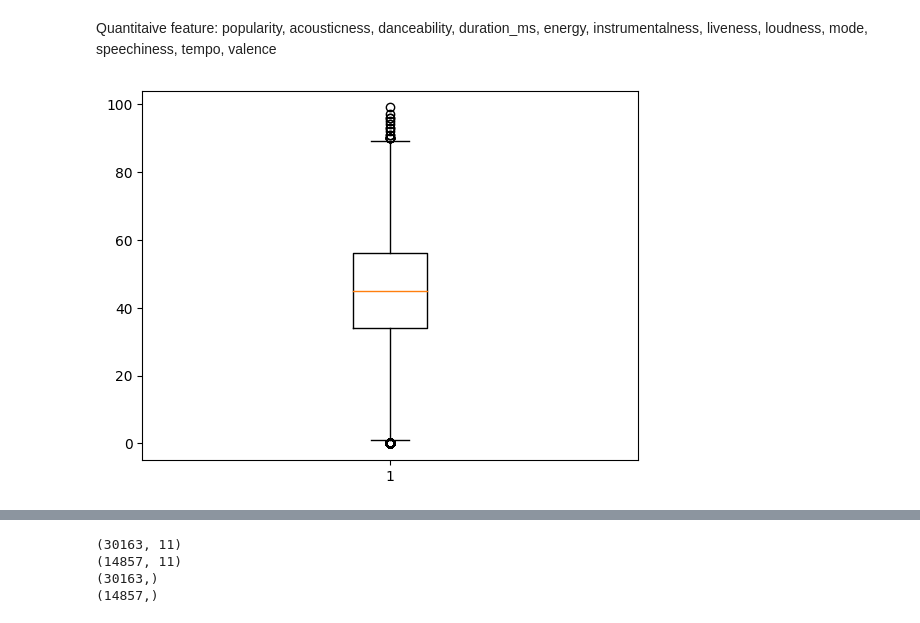
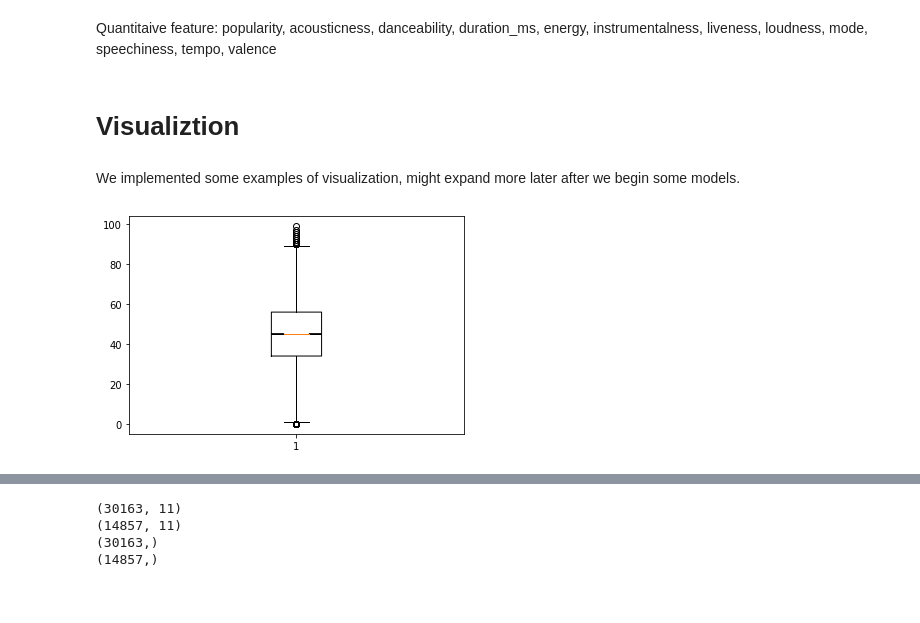
Before and after one commit to COGS118A/Group021-Wi23, a Jupyter notebook: CheckpointGroup021-Wi23.ipynb, the cells around one changed output, grey strips where cells are left out. Cells and saved outputs as stored; diff of their text form; code cells hidden in the pictures.

Commit message:
update description and graphs

```diff
--- a/CheckpointGroup021-Wi23.ipynb
+++ b/CheckpointGroup021-Wi23.ipynb
@@ -147,9 +149,13 @@ df.shape
 (45020, 12)
 # %% [markdown]
 Quantitaive feature: popularity, acousticness, danceability, duration_ms, energy, instrumentalness, liveness, loudness, mode, speechiness, tempo, valence
+# %% [markdown]
+# Visualiztion
+# %% [markdown]
+We implemented some examples of visualization, might expand more later after we begin some models.
 # %%
 #box plot of popularity
-plt.boxplot(df['popularity'])
+plt.boxplot(df['popularity'], notch=True)
 plt.show()
 # %% [output]
-[figure, old version]
+[figure, new version]
```
Also changed, not shown: parts of 9 cells of this notebook.
